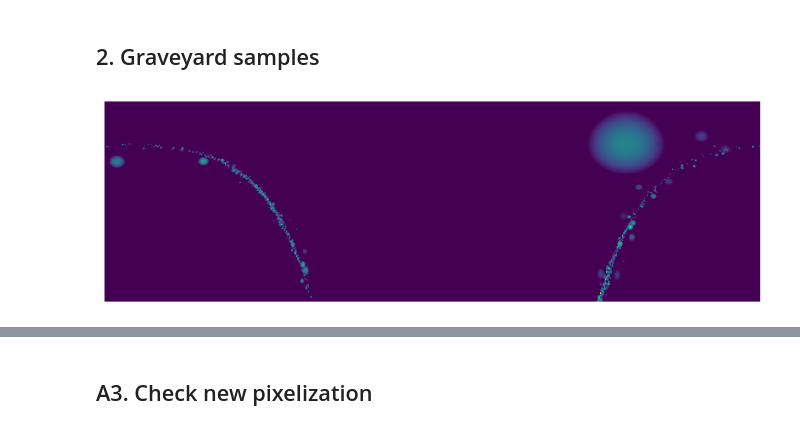
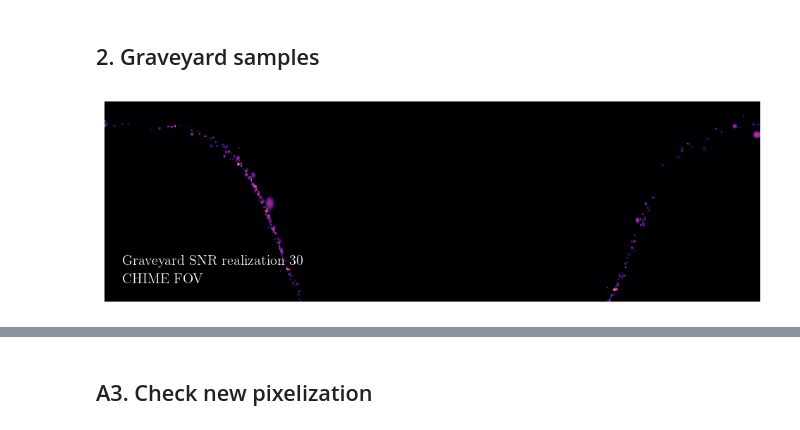
Before and after one commit to yitiansun/axion-mirror, a Jupyter notebook: estimates/plotting.ipynb, the cells around one changed output, grey strips where cells are left out. Saved outputs shown, nothing was run; the diff lists cells and outputs as text; code cells hidden in the pictures.

```diff
--- a/estimates/plotting.ipynb
+++ b/estimates/plotting.ipynb
@@ -53,7 +55,7 @@ for pn in plot_names:
         nu_arr = hf['nu'][:]
         gagg_arr = hf['gagg'][:]
 
-        ma_arr = 4 * uc.PI * uc.hbar * nu_arr / uc.eV
+        ma_arr = 4 * np.pi * uc.hbar * nu_arr / uc.eV
 
         if gagg_arr.shape[0] == 1:
             ax.plot(ma_arr, gagg_arr[0], color=color_dict[pn], label=label_dict[pn])
@@ -68,24 +70,27 @@ for pn in plot_names:
                                 alpha=0.2, facecolor=color_dict[pn], edgecolor='none')
 
 ax.fill_between([1e-6, 1e-5], uc.gagg_CAST/uc.invGeV, 1e-8, color='lightgray')
-ax.text(3.1e-6, 7.3e-11, 'CAST', color='gray')
-
+ax.text(2.6e-6, 7.3e-11, 'CAST', color='gray')
 limit_ma_arr, limit_gagg_arr = np.loadtxt("../data/limits/PulsarPolarCap.txt", unpack=True)
 ax.plot(limit_ma_arr, limit_gagg_arr, color='gray', ls='-')
-ax.text(3.1e-6, 1.9e-12, 'Pulsar polar cap', color='gray')
-
+ax.text(2.6e-6, 2e-12, 'Pulsar polar cap', color='gray', rotation=-1.2)
 limit_ma_arr, limit_gagg_arr = np.loadtxt("../data/limits/MWDXrays.txt", unpack=True)
 ax.plot(limit_ma_arr, limit_gagg_arr, color='gray', ls='--')
-ax.text(3.1e-6, 3.4e-11, 'MWD X-rays', color='gray')
+ax.text(2.6e-6, 3.3e-11, 'MWD X-rays', color='gray', rotation=1.5)
+limit_ma_arr, limit_gagg_arr = np.loadtxt("../data/limits/ADMX2021.txt", unpack=True)
+ax.fill_between(limit_ma_arr, limit_gagg_arr, np.full_like(limit_gagg_arr, 1), color='gray', alpha=0.2, ec=None)
+limit_ma_arr, limit_gagg_arr = np.loadtxt("../data/limits/RBF_UF_Haloscopes.txt", unpack=True)
+ax.fill_between(limit_ma_arr, limit_gagg_arr, np.full_like(limit_gagg_arr, 1), color='gray', alpha=0.2, ec=None)
+ax.text(4.1e-6, 1.3e-12, 'Haloscopes', color=cms['binary'](0.6), fontsize=14)
 
-ax.set(xlim=(3e-6, 7e-6), ylim=(1e-12, 1e-10), yscale='log')
+ax.set(xlim=(2.5e-6, 7.5e-6), ylim=(1e-12, 1e-10), yscale='log')
 ax.set(xlabel='$m_a$ [eV]', ylabel=r'$g_{a\gamma\gamma}$ [GeV$^{-1}$]', title='Sensitivity')
 
 ax_top = ax.twiny()
-ax_top.set_xlim(np.array(ax.get_xlim()) * uc.eV / (4*uc.PI*uc.hbar))
+ax_top.set_xlim(np.array(ax.get_xlim()) * uc.eV / (4*np.pi*uc.hbar))
 ax_top.set_xlabel('Frequency [MHz]', fontsize=11)
-ax_top.set_xticks([400, 500, 600, 700, 800])
-ax_top.set_xticklabels(['400', '', '', '', '800'], fontsize=11)
+ax_top.set_xticks([300, 400, 500, 600, 700, 800, 900])
+ax_top.set_xticklabels(['', '400', '', '', '', '800', ''], fontsize=11)
 ax_top.xaxis.set_label_coords(0.5, 1.05)
 
 ax.legend(loc='lower right', fontsize=10)
@@ -196,14 +183,18 @@ with h5py.File(f"../outputs/plot_data/HERA-nnu30-nra3-ndec3/total.h5", 'r') as h
 # %%
-zs = np.load(f'{intermediates_dir}/CHIME-nnu30-nra3-ndec3/snr-graveyard-1e-9/snr-inu6-ira1-idec0.npy')
+zs = np.load(f'{wdir}/CHIME-nnu10-nra1-ndec1/snr-graveyard/snr-graveyard-inu6-ira0-idec0.npy')
 # %%
-for i in tqdm(range(100)):
+n_show = 30
+
+for i in tqdm(range(n_show)):
     fig, ax = plt.subplots(figsize=(10,5))
     ax.imshow(np.flipud(np.log10(np.clip(zs[i], 1e-9, None))),
-              extent=(180, -180, -20, 90), vmin=-9, vmax=-4)
+              extent=(180, -180, -20, 90), vmin=-9, vmax=-4, cmap='magma')
     ax.axis('off')
+    ax.text(170, -0, f'Graveyard SNR realization {i+1}', color='white', fontsize=12)
+    ax.text(170, -10, 'CHIME FOV', color='white', fontsize=12)
     fig.savefig(f"../outputs/plot_graveyard_samples/{i}.png", pad_inches=0.)
-    if i != 99:
+    if i != n_show-1:
         plt.close()
 # %% [output]
-[figure, old version]
+[figure, new version]
 # %%
```
Also changed, not shown: parts of 8 cells of this notebook, 32 other files.
